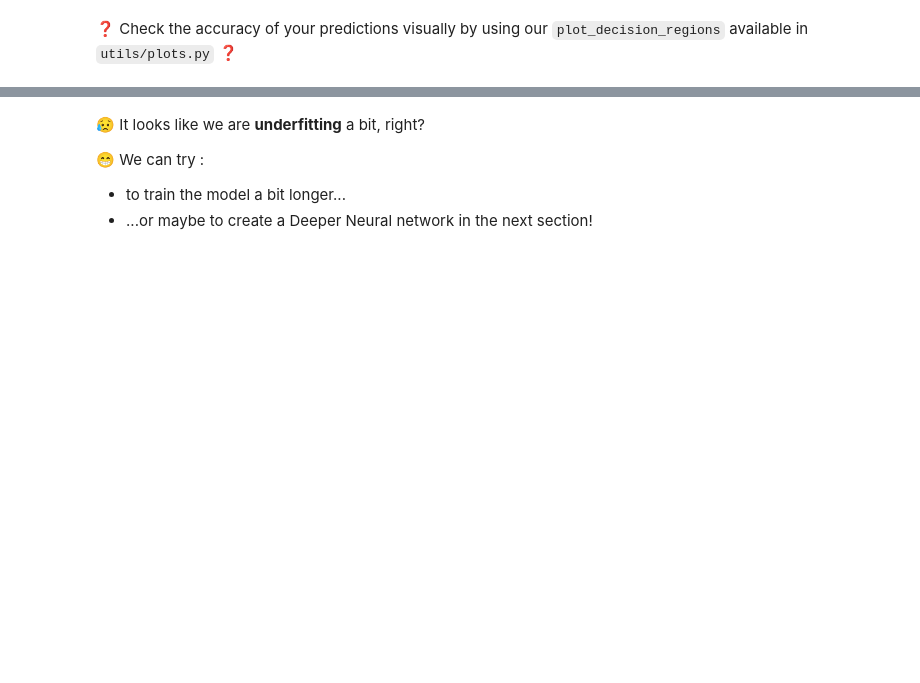
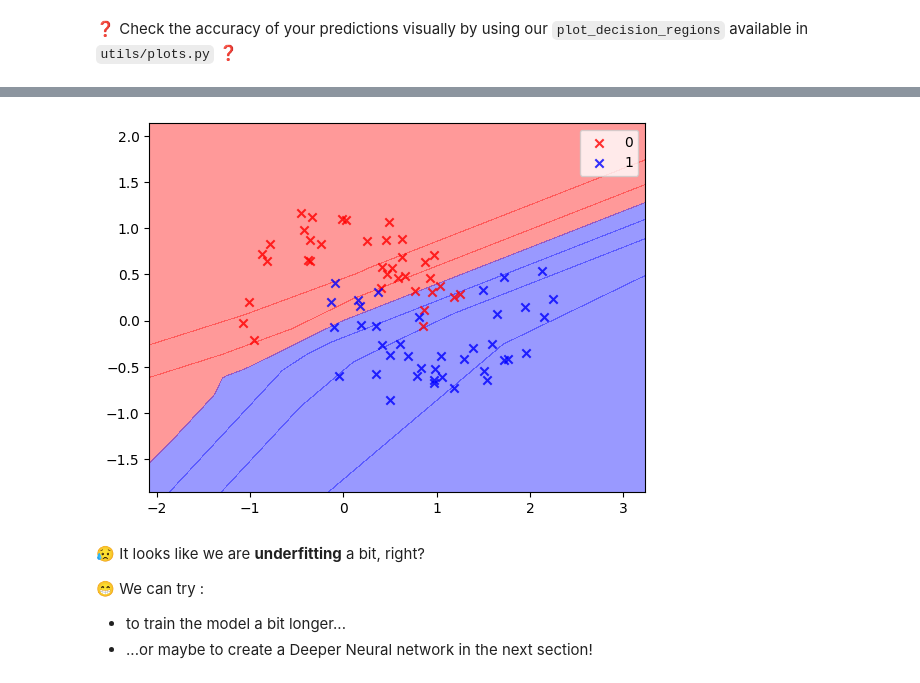
Before and after one commit to ParissaPeimaniyfard/data-your-first-neural-network, a Jupyter notebook: your_first_neural_network.ipynb, the cells around one changed output, grey strips where cells are left out. Saved outputs shown, nothing was run; the diff lists cells and outputs as text; code cells hidden in the pictures; blank space fills up the shorter version.

Commit message:
Completed deeper_model step

```diff
--- a/your_first_neural_network.ipynb
+++ b/your_first_neural_network.ipynb
@@ -276,0 +294,3 @@ NameError: name 'accuracy' is not defined
+# %%
+plot_decision_regions(X_train, y_train, classifier=model)
+# %% [output]
@@ -277,3 +298,4 @@ NameError: name 'accuracy' is not defined
+[figure, added]
 # %% [markdown]
 😥 It looks like we are **underfitting** a bit, right?
 
```
Also changed, not shown: parts of 22 cells of this notebook, 1 other file.
